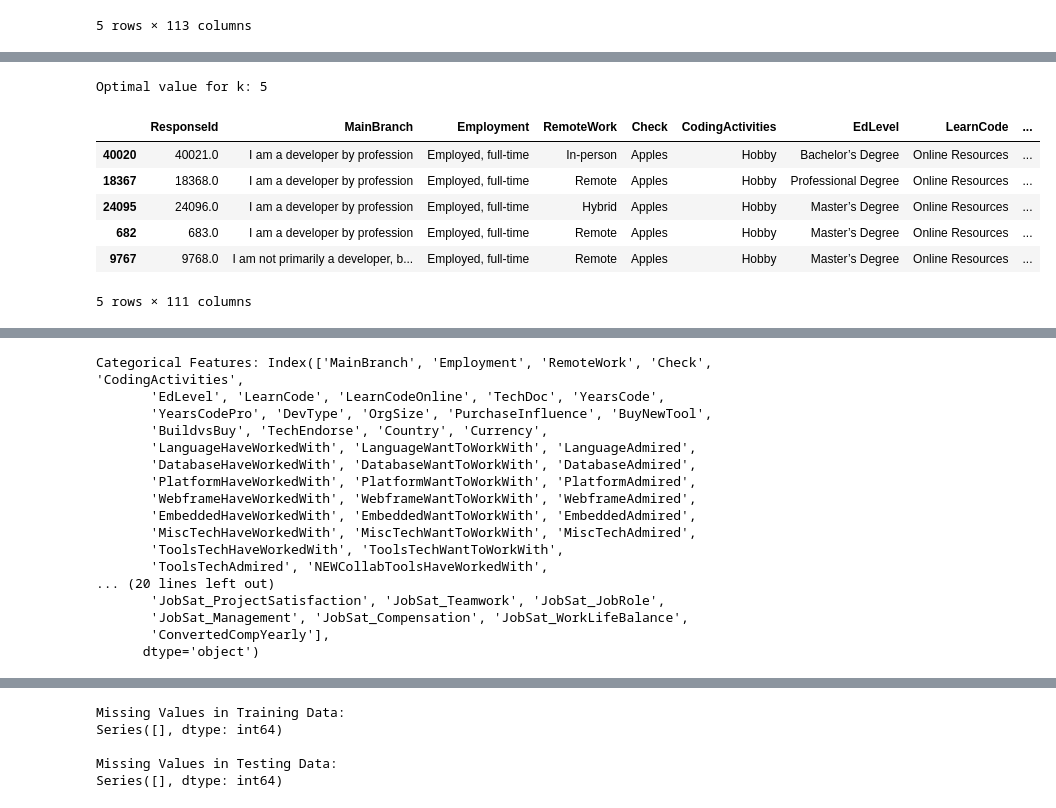
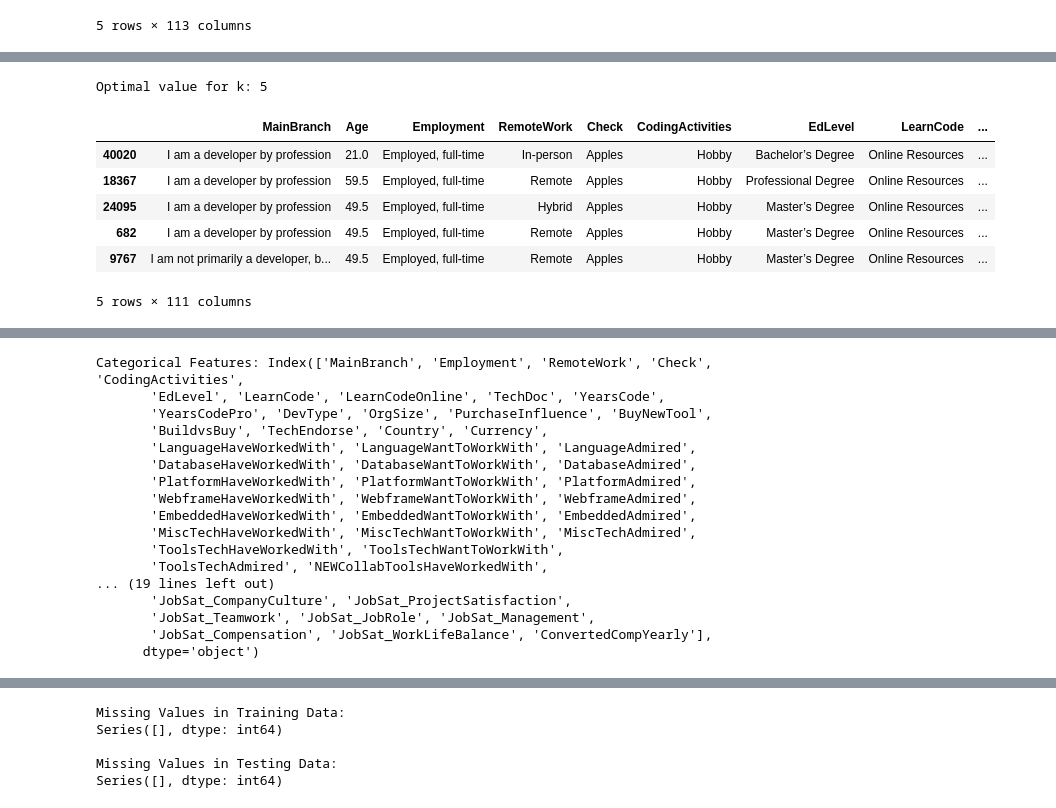
Before and after one commit to NabidAlam/stackoverflow-project, a Jupyter notebook: jobsatisfaction_proj.ipynb, the cells around one changed output, grey strips where cells are left out. Saved outputs shown, nothing was run; the diff lists cells and outputs as text; code cells hidden in the pictures.

```diff
--- a/jobsatisfaction_proj.ipynb
+++ b/jobsatisfaction_proj.ipynb
@@ -560,7 +409,7 @@ from sklearn.linear_model import LinearRegression
 from sklearn.model_selection import train_test_split, cross_val_score
 
 # Step 1: Drop Features with Low Correlation
-features_to_drop = ['CompTotal', 'Age']
+features_to_drop = ['CompTotal', 'ResponseId']
 X_train_cleaned = X_train.drop(columns=features_to_drop)
 X_test_cleaned = X_test.drop(columns=features_to_drop)
 
@@ -631,39 +480,39 @@ X_train_cleaned.head()
 # # Step 2: Impute Missing Values
 # # Identify numerical and categorical features
 # numerical_features = X_train_cleaned.select_dtypes(include=['int64', 'float64']).columns
 # categorical_features = X_train_cleaned.select_dtypes(include=['object']).columns
 
 # # Step 2.1: KNN Imputation for Important Numerical Features
 # # Apply KNN Imputer to numerical features that show moderate correlation with the target
 # important_numerical_features = ['WorkExp', 'JobSat_WorkEnvironment', 'JobSat_JobRole', 'JobSat_Compensation',
 #                                 'JobSat_ProjectSatisfaction', 'JobSat_CompanyCulture', 'JobSat_WorkLifeBalance',
 #                                 'JobSat_Management', 'JobSat_Teamwork', 'JobSat_ToolsAndResources']
 
 # knn_imputer = KNNImputer(n_neighbors=4)
 # X_train_cleaned[important_numerical_features] = knn_imputer.fit_transform(X_train_cleaned[important_numerical_features])
 # X_test_cleaned[important_numerical_features] = knn_imputer.transform(X_test_cleaned[important_numerical_features])
 
 # # Convert appropriate columns to categorical in both X_train_cleaned and X_test_cleaned
 # for df in [X_train_cleaned, X_test_cleaned]:
 #     df['EdLevel'] = df['EdLevel'].astype('category')
 #     df['Employment'] = df['Employment'].astype('category')
 #     df['RemoteWork'] = df['RemoteWork'].astype('category')
 #     df['CodingActivities'] = df['CodingActivities'].astype('category')
 #     df['LearnCode'] = df['LearnCode'].astype('category')
 #     df['LearnCodeOnline'] = df['LearnCodeOnline'].astype('category')
 #     df['SurveyEase'] = df['SurveyEase'].astype('category')
 #     df['SurveyLength'] = df['SurveyLength'].astype('category')
 
 # # Display the updated DataFrame for X_train_cleaned
 # X_train_cleaned.head()
 # %% [output]
 Optimal value for k: 5
-|  | ResponseId | MainBranch | Employment | RemoteWork | Check | CodingActivities | EdLevel | LearnCode | ... |
-| 40020 | 40021.0 | I am a developer by profession | Employed, full-time | In-person | Apples | Hobby | Bachelor’s Degree | Online Resources | ... |
-| 18367 | 18368.0 | I am a developer by profession | Employed, full-time | Remote | Apples | Hobby | Professional Degree | Online Resources | ... |
-| 24095 | 24096.0 | I am a developer by profession | Employed, full-time | Hybrid | Apples | Hobby | Master’s Degree | Online Resources | ... |
-| 682 | 683.0 | I am a developer by profession | Employed, full-time | Remote | Apples | Hobby | Master’s Degree | Online Resources | ... |
-| 9767 | 9768.0 | I am not primarily a developer, b... | Employed, full-time | Remote | Apples | Hobby | Master’s Degree | Online Resources | ... |
+|  | MainBranch | Age | Employment | RemoteWork | Check | CodingActivities | EdLevel | LearnCode | ... |
+| 40020 | I am a developer by profession | 21.0 | Employed, full-time | In-person | Apples | Hobby | Bachelor’s Degree | Online Resources | ... |
+| 18367 | I am a developer by profession | 59.5 | Employed, full-time | Remote | Apples | Hobby | Professional Degree | Online Resources | ... |
+| 24095 | I am a developer by profession | 49.5 | Employed, full-time | Hybrid | Apples | Hobby | Master’s Degree | Online Resources | ... |
+| 682 | I am a developer by profession | 49.5 | Employed, full-time | Remote | Apples | Hobby | Master’s Degree | Online Resources | ... |
+| 9767 | I am not primarily a developer, b... | 49.5 | Employed, full-time | Remote | Apples | Hobby | Master’s Degree | Online Resources | ... |
 5 rows × 111 columns
 # %%
 # # Rename columns in X_train and X_test
@@ -756,10 +605,10 @@ Categorical Features: Index(['MainBranch', 'Employment', 'RemoteWork', 'Check',
        'MiscTechHaveWorkedWith', 'MiscTechWantToWorkWith', 'MiscTechAdmired',
        'ToolsTechHaveWorkedWith', 'ToolsTechWantToWorkWith',
        'ToolsTechAdmired', 'NEWCollabToolsHaveWorkedWith',
-... (20 lines left out)
-       'JobSat_ProjectSatisfaction', 'JobSat_Teamwork', 'JobSat_JobRole',
-       'JobSat_Management', 'JobSat_Compensation', 'JobSat_WorkLifeBalance',
-       'ConvertedCompYearly'],
+... (19 lines left out)
+       'JobSat_CompanyCulture', 'JobSat_ProjectSatisfaction',
+       'JobSat_Teamwork', 'JobSat_JobRole', 'JobSat_Management',
+       'JobSat_Compensation', 'JobSat_WorkLifeBalance', 'ConvertedCompYearly'],
       dtype='object')
 # %%
 # Import necessary libraries
```
Also changed, not shown: parts of 31 cells of this notebook.
